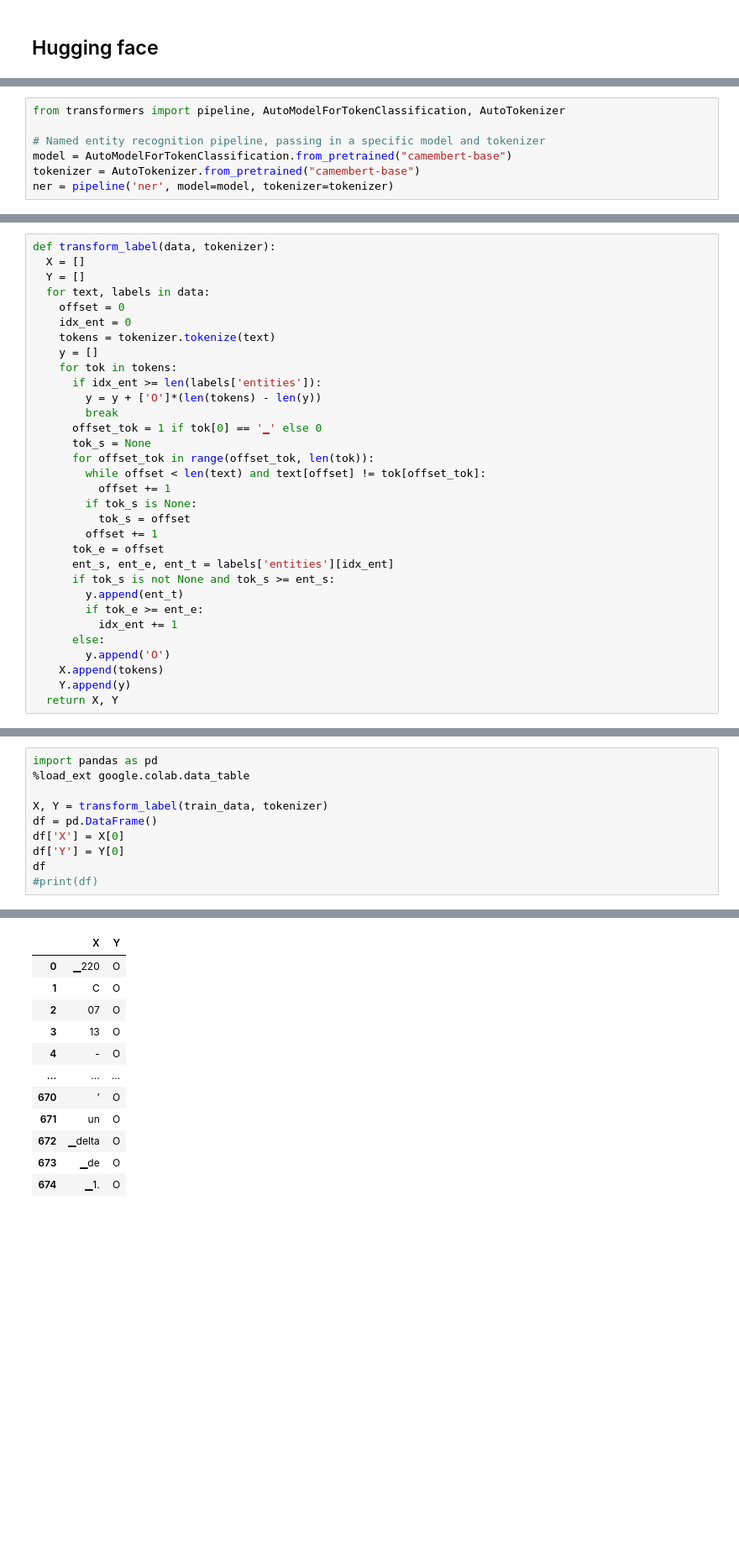
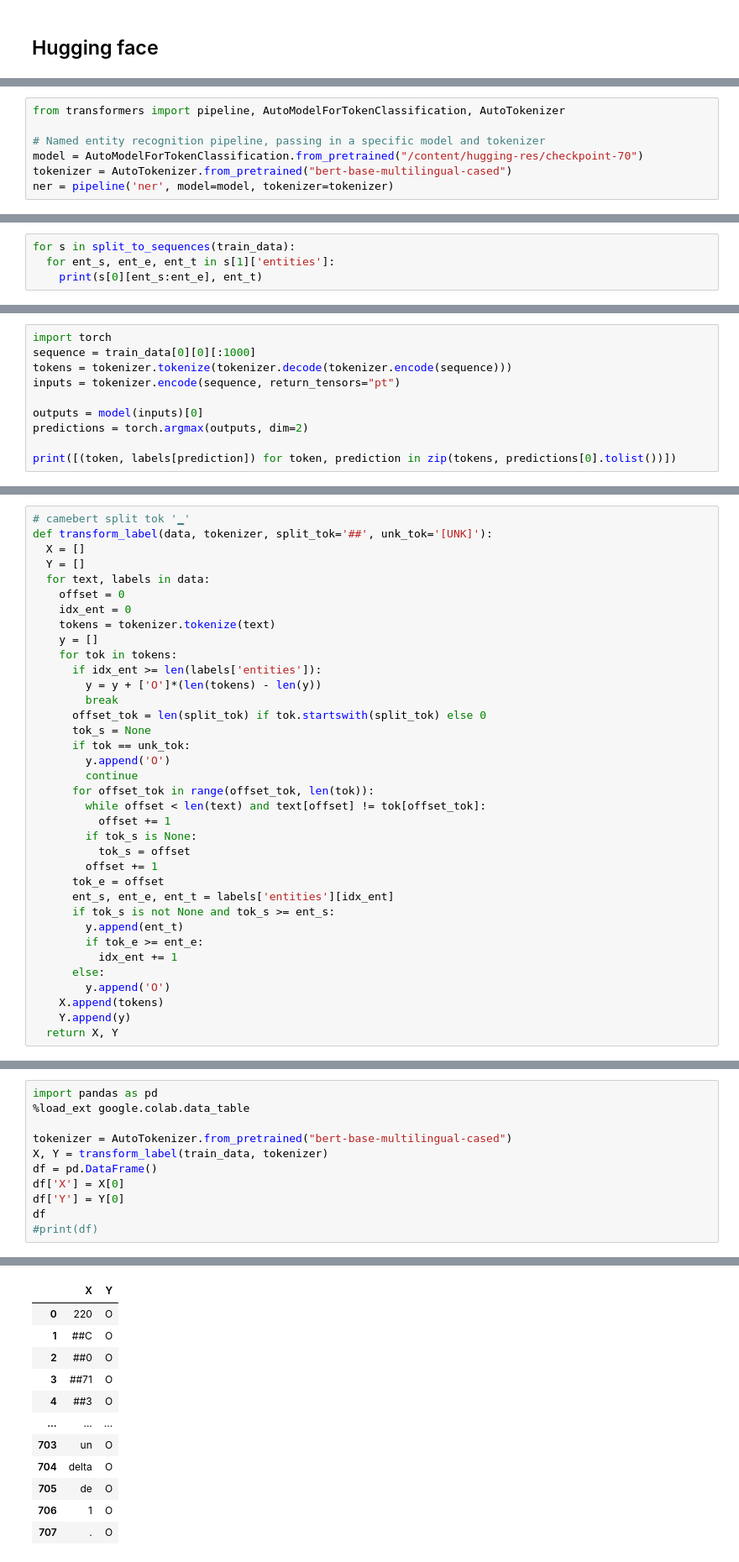
Before and after one commit to ilucas75/BTflow, a Jupyter notebook: RD.ipynb, the cells around one changed output, grey strips where cells are left out. Shown: that part at 84% size. Saved outputs shown, nothing was run; the diff lists cells and outputs as text; blank space fills up the shorter version.

Commit message:
Train HuggingFace

```diff
--- a/RD.ipynb
+++ b/RD.ipynb
@@ -581,6 +583,6 @@ Successfully installed sacremoses-0.0.41 sentencepiece-0.1.85 tokenizers-0.5.2 t
 from transformers import pipeline, AutoModelForTokenClassification, AutoTokenizer
 
 # Named entity recognition pipeline, passing in a specific model and tokenizer
-model = AutoModelForTokenClassification.from_pretrained("camembert-base")
-tokenizer = AutoTokenizer.from_pretrained("camembert-base")
+model = AutoModelForTokenClassification.from_pretrained("/content/hugging-res/checkpoint-70")
+tokenizer = AutoTokenizer.from_pretrained("bert-base-multilingual-cased")
 ner = pipeline('ner', model=model, tokenizer=tokenizer)
@@ -586,0 +612,4 @@ ner = pipeline('ner', model=model, tokenizer=tokenizer)
+# %%
+for s in split_to_sequences(train_data):
+  for ent_s, ent_e, ent_t in s[1]['entities']:
+    print(s[0][ent_s:ent_e], ent_t)
@@ -586,0 +634,10 @@ ner = pipeline('ner', model=model, tokenizer=tokenizer)
+# %%
+import torch
+sequence = train_data[0][0][:1000]
+tokens = tokenizer.tokenize(tokenizer.decode(tokenizer.encode(sequence)))
+inputs = tokenizer.encode(sequence, return_tensors="pt")
+
+outputs = model(inputs)[0]
+predictions = torch.argmax(outputs, dim=2)
+
+print([(token, labels[prediction]) for token, prediction in zip(tokens, predictions[0].tolist())])
@@ -587,5 +686,6 @@ ner = pipeline('ner', model=model, tokenizer=tokenizer)
 # %%
-def transform_label(data, tokenizer):
+# camebert split tok '▁'
+def transform_label(data, tokenizer, split_tok='##', unk_tok='[UNK]'):
   X = []
   Y = []
   for text, labels in data:
@@ -597,8 +697,11 @@ def transform_label(data, tokenizer):
       if idx_ent >= len(labels['entities']):
         y = y + ['O']*(len(tokens) - len(y))
         break
-      offset_tok = 1 if tok[0] == '▁' else 0
+      offset_tok = len(split_tok) if tok.startswith(split_tok) else 0
       tok_s = None
+      if tok == unk_tok:
+        y.append('O')
+        continue
       for offset_tok in range(offset_tok, len(tok)):
         while offset < len(text) and text[offset] != tok[offset_tok]:
           offset += 1
@@ -623,25 +722,26 @@ len(X[0])
 # %%
 import pandas as pd
 %load_ext google.colab.data_table
 
+tokenizer = AutoTokenizer.from_pretrained("bert-base-multilingual-cased")
 X, Y = transform_label(train_data, tokenizer)
 df = pd.DataFrame()
 df['X'] = X[0]
 df['Y'] = Y[0]
 df
 #print(df)
 # %% [output]
 The google.colab.data_table extension is already loaded. To reload it, use:
   %reload_ext google.colab.data_table
 |  | X | Y |
-| 0 | ▁220 | O |
-| 1 | C | O |
-| 2 | 07 | O |
-| 3 | 13 | O |
-| 4 | - | O |
+| 0 | 220 | O |
+| 1 | ##C | O |
+| 2 | ##0 | O |
+| 3 | ##71 | O |
+| 4 | ##3 | O |
 | ... | ... | ... |
-| 670 | ’ | O |
-| 671 | un | O |
-| 672 | ▁delta | O |
-| 673 | ▁de | O |
-| 674 | ▁1. | O |
+| 703 | un | O |
+| 704 | delta | O |
+| 705 | de | O |
+| 706 | 1 | O |
+| 707 | . | O |
```
Also changed, not shown: parts of 36 cells of this notebook.
